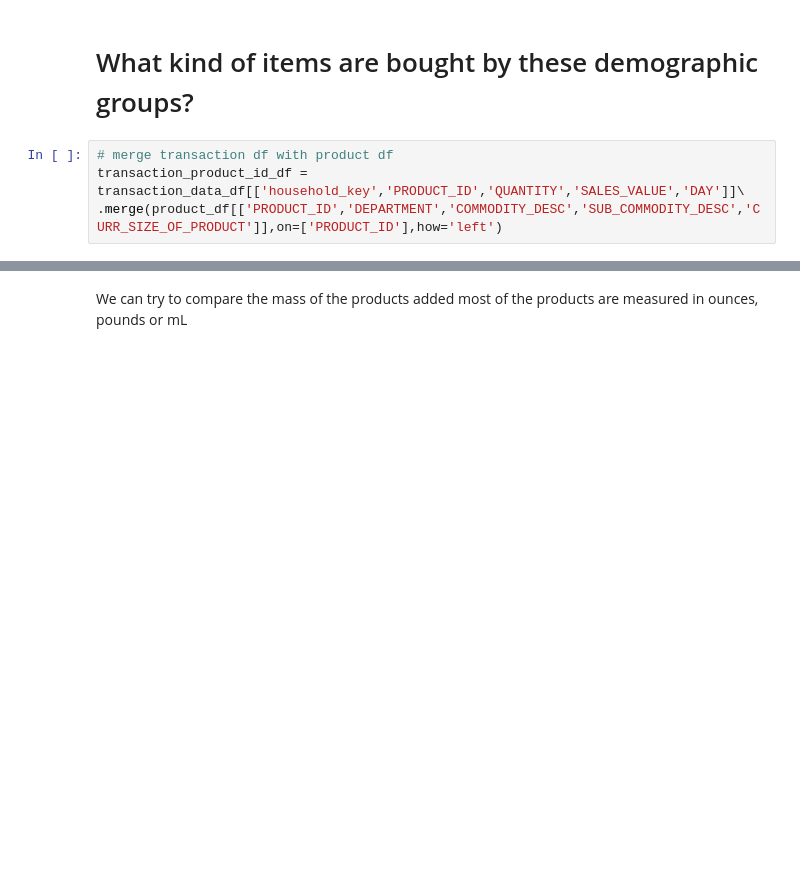
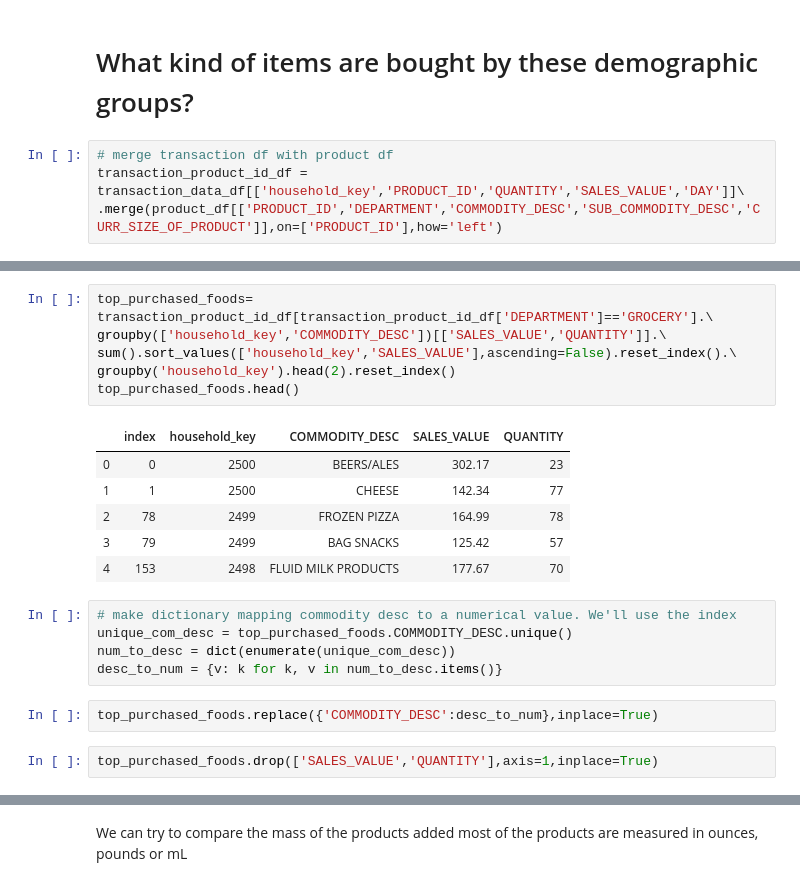
Before and after one commit to raphaelreiss/ADA_project, a Jupyter notebook: src/TermProject.ipynb, the cells around one changed output, grey strips where cells are left out. Cells and saved outputs as stored; diff of their text form; blank space fills up the shorter version.

```diff
--- a/src/TermProject.ipynb
+++ b/src/TermProject.ipynb
@@ -168,0 +346,22 @@ ax.set_ylabel('# households')
+# %%
+top_purchased_foods= transaction_product_id_df[transaction_product_id_df['DEPARTMENT']=='GROCERY'].\
+groupby(['household_key','COMMODITY_DESC'])[['SALES_VALUE','QUANTITY']].\
+sum().sort_values(['household_key','SALES_VALUE'],ascending=False).reset_index().\
+groupby('household_key').head(2).reset_index()
+top_purchased_foods.head()
+# %% [output]
+|  | index | household_key | COMMODITY_DESC | SALES_VALUE | QUANTITY |
+| 0 | 0 | 2500 | BEERS/ALES | 302.17 | 23 |
+| 1 | 1 | 2500 | CHEESE | 142.34 | 77 |
+| 2 | 78 | 2499 | FROZEN PIZZA | 164.99 | 78 |
+| 3 | 79 | 2499 | BAG SNACKS | 125.42 | 57 |
+| 4 | 153 | 2498 | FLUID MILK PRODUCTS | 177.67 | 70 |
+# %%
+# make dictionary mapping commodity desc to a numerical value. We'll use the index
+unique_com_desc = top_purchased_foods.COMMODITY_DESC.unique()
+num_to_desc = dict(enumerate(unique_com_desc))
+desc_to_num = {v: k for k, v in num_to_desc.items()}
+# %%
+top_purchased_foods.replace({'COMMODITY_DESC':desc_to_num},inplace=True)
+# %%
+top_purchased_foods.drop(['SALES_VALUE','QUANTITY'],axis=1,inplace=True)
```
Also changed, not shown: parts of 27 cells of this notebook, 2 other files.
